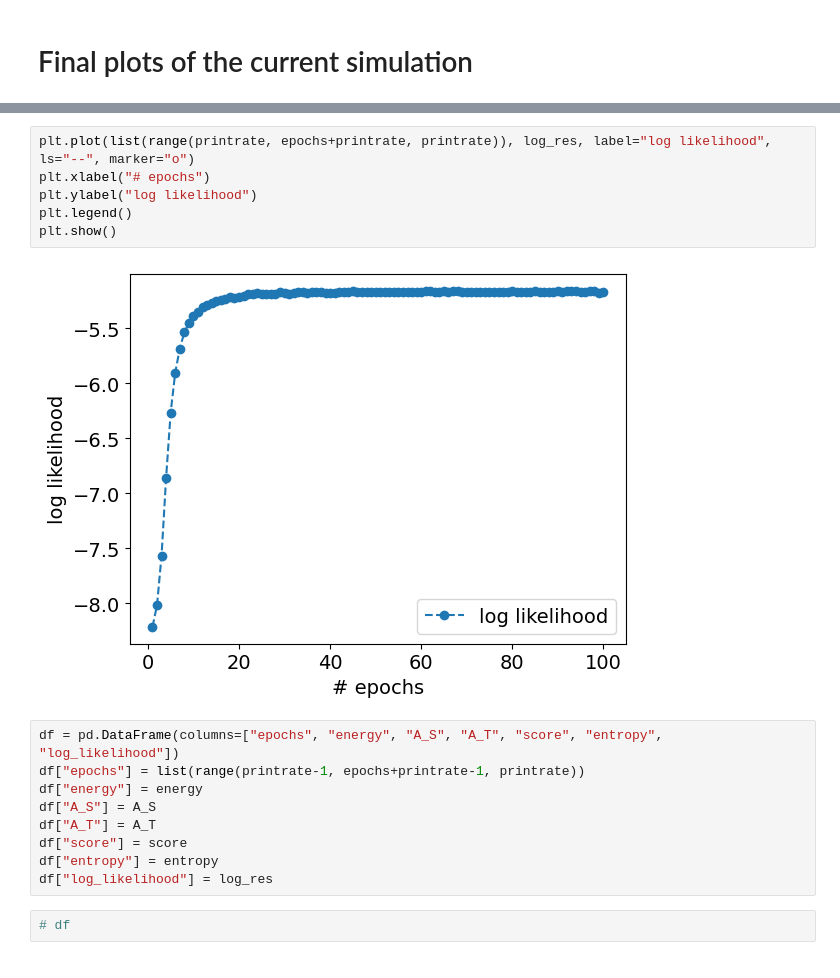
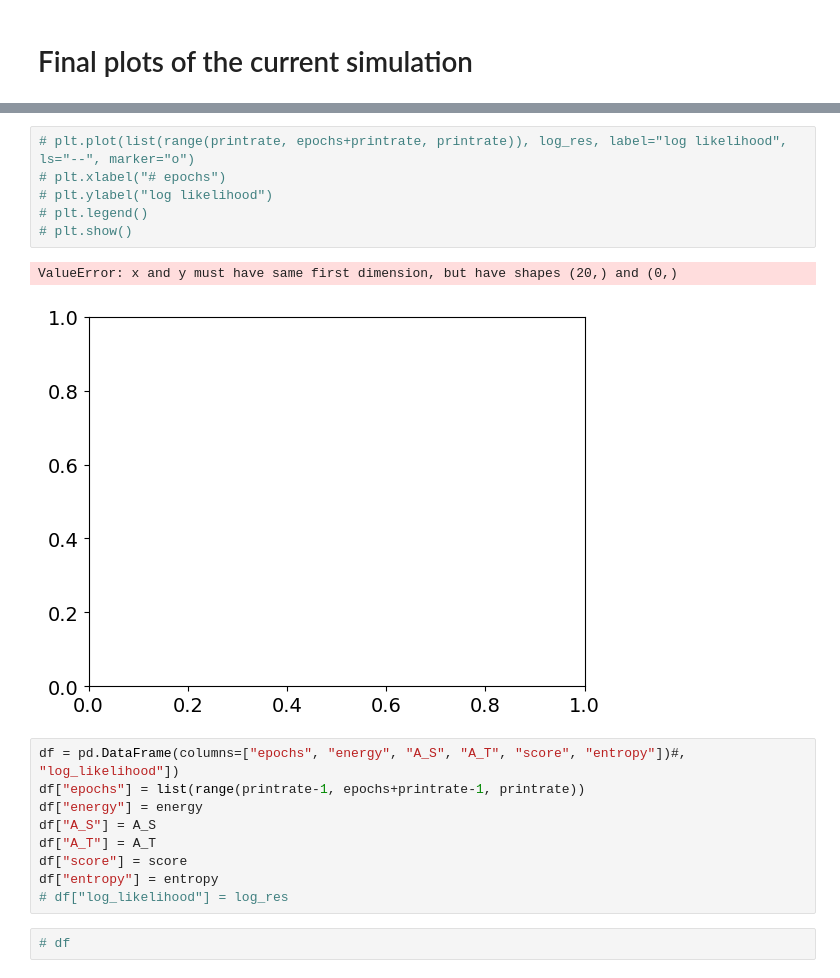
Before and after one commit to RiccardoTancredi/LaboratoryOfComputationalPhysics-Mod.B, a Jupyter notebook: E2/group2301_exercise2.ipynb, the cells around one changed output, grey strips where cells are left out. Saved outputs shown, nothing was run; the diff lists cells and outputs as text.

```diff
--- a/E2/group2301_exercise2.ipynb
+++ b/E2/group2301_exercise2.ipynb
@@ -832,20 +862,21 @@ plt.show()
 # %%
-plt.plot(list(range(printrate, epochs+printrate, printrate)), log_res, label="log likelihood", ls="--", marker="o")
-plt.xlabel("# epochs")
-plt.ylabel("log likelihood")
-plt.legend()
-plt.show()
+# plt.plot(list(range(printrate, epochs+printrate, printrate)), log_res, label="log likelihood", ls="--", marker="o")
+# plt.xlabel("# epochs")
+# plt.ylabel("log likelihood")
+# plt.legend()
+# plt.show()
 # %% [output]
+ValueError: x and y must have same first dimension, but have shapes (20,) and (0,)
-[figure, old version]
+[figure, new version]
 # %%
-df = pd.DataFrame(columns=["epochs", "energy", "A_S", "A_T", "score", "entropy", "log_likelihood"])
+df = pd.DataFrame(columns=["epochs", "energy", "A_S", "A_T", "score", "entropy"])#, "log_likelihood"])
 df["epochs"] = list(range(printrate-1, epochs+printrate-1, printrate))
 df["energy"] = energy
 df["A_S"] = A_S
 df["A_T"] = A_T
 df["score"] = score
 df["entropy"] = entropy
-df["log_likelihood"] = log_res
+# df["log_likelihood"] = log_res
 # %%
 # df
 # %% [markdown]
```
Also changed, not shown: parts of 25 cells of this notebook, 3 other files.
